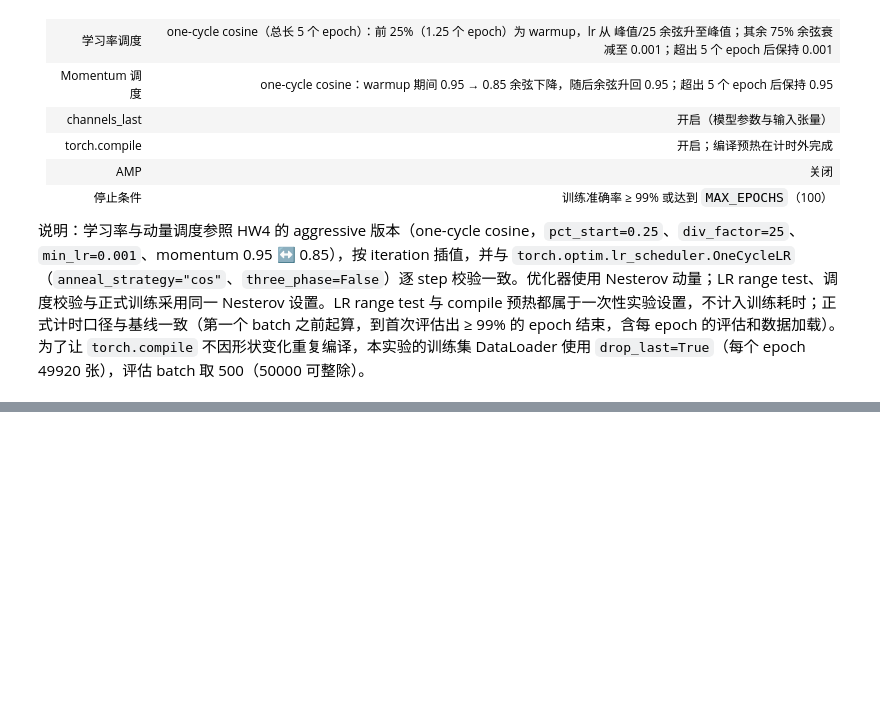
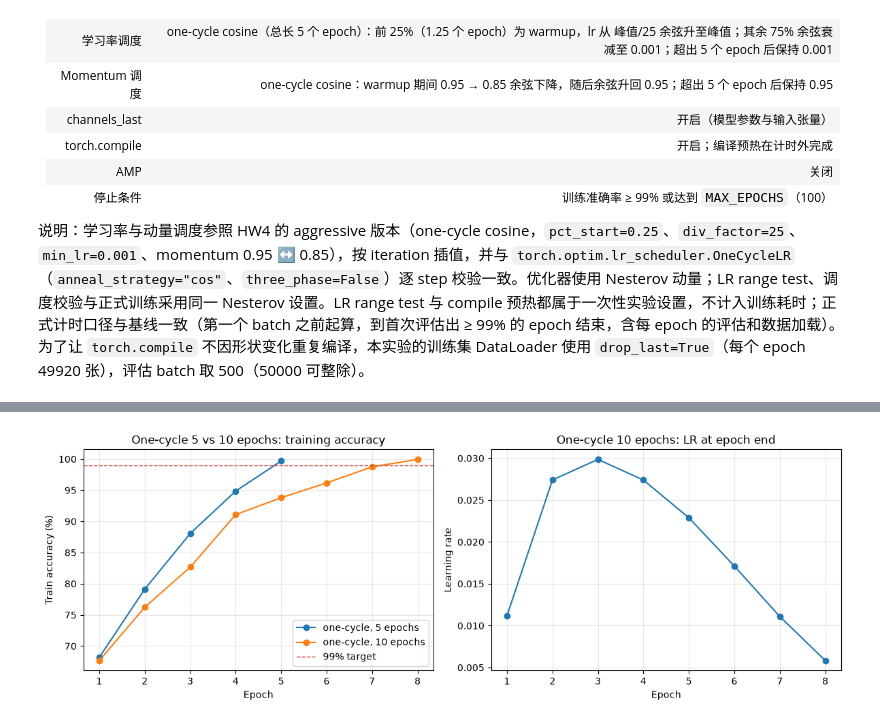
Before and after one commit to onsigh666/resnet18-cifar10-gpu-training, a Jupyter notebook: homework_resnet18_cifar10.ipynb, the cells around one changed output, grey strips where cells are left out. Saved outputs shown, nothing was run; the diff lists cells and outputs as text; code cells hidden in the pictures; blank space fills up the shorter version.

Commit message:
加入对照实验输出（仅 notebook）
- 加入 Nesterov-only 与 one-cycle 10-epoch 对照实验及运行输出
- report.pdf 与提交 zip 保留本地，不纳入 GitHub

Co-Authored-By: Claude Code <noreply@anthropic.com>

```diff
--- a/homework_resnet18_cifar10.ipynb
+++ b/homework_resnet18_cifar10.ipynb
@@ -853,0 +991,67 @@ torch.compile：开启（编译预热在计时外）
+# %%
+# ---- 对照实验 2：one-cycle 10 epochs（只改周期长度）----
+# 复用实验 2 的 run_optimized 与 PEAK_LR，只把 CYCLE_EPOCHS 从 5 改为 10；
+# 其余超参数、模型、数据、评测与计时口径完全一致。
+# 运行前请先运行实验 2 的 cell（其中定义了 run_optimized；该 cell 也会得到
+# 5-epoch 结果）。如果只想跑本 cell，请先至少运行到定义 run_optimized 的 cell。
+# 上限 30 个 epoch：5-epoch 方案在 epoch 5 达标，若 10-epoch 调度到 30 个
+# epoch 仍未达标，则已可判定它不优于 5-epoch。
+CONTROL_MAX_EPOCHS = 30
+
+if "run_optimized" not in globals():
+    raise RuntimeError(
+        "run_optimized 尚未定义：请先运行实验 2 的 cell（或从顶部 Run All 到本 cell）。"
+    )
+
+_cycle_epochs_backup = CYCLE_EPOCHS
+try:
+    CYCLE_EPOCHS = 10
+    onecycle10_result = run_optimized(PEAK_LR, max_epochs=CONTROL_MAX_EPOCHS)
+finally:
+    CYCLE_EPOCHS = _cycle_epochs_backup
+
+onecycle10_hist = onecycle10_result["history"]
+
+print("\n" + "=" * 64)
+print(f"one-cycle 10 epochs（peak lr {PEAK_LR:.4g}，epoch 上限 {CONTROL_MAX_EPOCHS}）")
+if onecycle10_result["reached_epoch"] is not None:
+    print(f"首次达到 {TARGET_TRAIN_ACC * 100:.0f}% 训练准确率："
+          f"epoch {onecycle10_result['reached_epoch']}，"
+          f"耗时 {onecycle10_result['time_to_target']:.2f} s")
+else:
+    print(f"{CONTROL_MAX_EPOCHS} 个 epoch 内未达到 {TARGET_TRAIN_ACC * 100:.0f}% 训练准确率")
+print(f"最终训练准确率：{onecycle10_result['final_train_acc'] * 100:.2f}%")
+print(f"平均每 epoch 耗时：{np.mean(onecycle10_hist['epoch_time']):.2f} s")
+print(f"峰值显存占用：{onecycle10_result['peak_gpu_mem_gb']:.2f} GB")
+if "baseline" in globals() and baseline.get("time_to_target") and onecycle10_result["time_to_target"]:
+    print(f"相对 SGD 基线加速比：{baseline['time_to_target'] / onecycle10_result['time_to_target']:.2f}x")
+if "opt_result" in globals() and opt_result.get("time_to_target") and onecycle10_result["time_to_target"]:
+    print(f"相对 5-epoch one-cycle 加速比：{opt_result['time_to_target'] / onecycle10_result['time_to_target']:.2f}x")
+print("=" * 64)
+
+fig, axes = plt.subplots(1, 2, figsize=(12, 4.2))
+
+if "opt_result" in globals():
+    h5 = opt_result["history"]
+    axes[0].plot(h5["epoch"], [a * 100 for a in h5["train_acc"]],
+                 marker="o", label="one-cycle, 5 epochs")
+axes[0].plot(onecycle10_hist["epoch"],
+             [a * 100 for a in onecycle10_hist["train_acc"]],
+             marker="o", label="one-cycle, 10 epochs")
+axes[0].axhline(TARGET_TRAIN_ACC * 100, color="tab:red", ls="--", lw=1,
+                label=f"{TARGET_TRAIN_ACC * 100:.0f}% target")
+axes[0].set_xlabel("Epoch")
+axes[0].set_ylabel("Train accuracy (%)")
+axes[0].set_title("One-cycle 5 vs 10 epochs: training accuracy")
+axes[0].legend()
+axes[0].grid(alpha=0.3)
+
+axes[1].plot(onecycle10_hist["epoch"], onecycle10_hist["lr"],
+             marker="o", label="lr (epoch end)")
+axes[1].set_xlabel("Epoch")
+axes[1].set_ylabel("Learning rate")
+axes[1].set_title("One-cycle 10 epochs: LR at epoch end")
+axes[1].grid(alpha=0.3)
+plt.tight_layout()
+plt.show()
+# %% [output]
@@ -853,0 +1078 @@ torch.compile：开启（编译预热在计时外）
+[figure, added]
```
Also changed, not shown: parts of 6 cells of this notebook.
